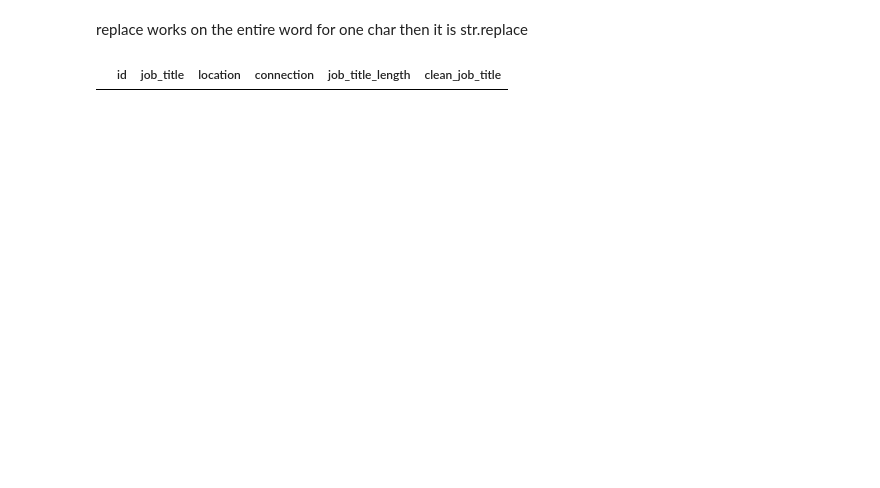
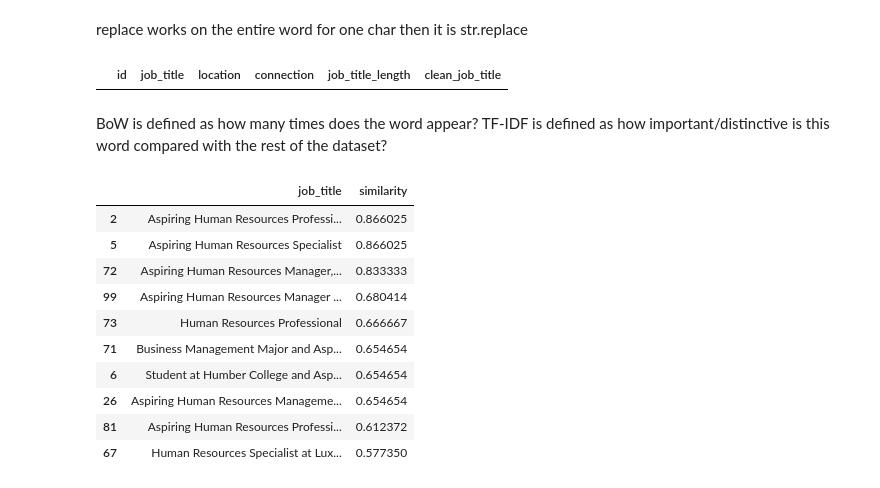
Before and after one commit to safwt-data/QwnYr0x6YtL8f4mY, a Jupyter notebook: notebooks/notebook_1.ipynb, the cells around one changed output. Saved outputs shown, nothing was run; the diff lists cells and outputs as text; code cells hidden in the pictures; blank space fills up the shorter version.

```diff
--- a/notebooks/notebook_1.ipynb
+++ b/notebooks/notebook_1.ipynb
@@ -158,3 +176,37 @@ df['location'] = df['location'].str.replace("İ","I")
 df[df["location"].str.contains(r"[^\x00-\x7F]", regex=True, na=False)]
 # %% [output]
 |  | id | job_title | location | connection | job_title_length | clean_job_title |
+# %% [markdown]
+BoW  is defined as how many times does the word appear?
+TF-IDF is defined as how important/distinctive is this word compared with the rest of the dataset?
+# %%
+# BOW method
+# You fit and transform on the column
+# you only transform the y1 and y2
+vectorizer_bow = CountVectorizer()
+X = vectorizer_bow.fit_transform(df['clean_job_title'])
+y1 = vectorizer_bow.transform([measure_rank_1])
+y2 = vectorizer_bow.transform([measure_rank_2])
+# %%
+score_1 = cosine_similarity(y1, X)
+score_2 = cosine_similarity(y2, X)
+# %%
+df["similarity"] = score_1.flatten()
+# turns a multi-dimensional NumPy array into a one-dimensional array
+
+df[["job_title", "similarity"]].sort_values(
+    by="similarity",
+    ascending=False
+).head(10)
+# %% [output]
+|  | job_title | similarity |
+| 2 | Aspiring Human Resources Professi... | 0.866025 |
+| 5 | Aspiring Human Resources Specialist | 0.866025 |
+| 72 | Aspiring Human Resources Manager,... | 0.833333 |
+| 99 | Aspiring Human Resources Manager ... | 0.680414 |
+| 73 | Human Resources Professional | 0.666667 |
+| 71 | Business Management Major and Asp... | 0.654654 |
+| 6 | Student at Humber College and Asp... | 0.654654 |
+| 26 | Aspiring Human Resources Manageme... | 0.654654 |
+| 81 | Aspiring Human Resources Professi... | 0.612372 |
+| 67 | Human Resources Specialist at Lux... | 0.577350 |
```
Also changed, not shown: parts of 16 cells of this notebook.
